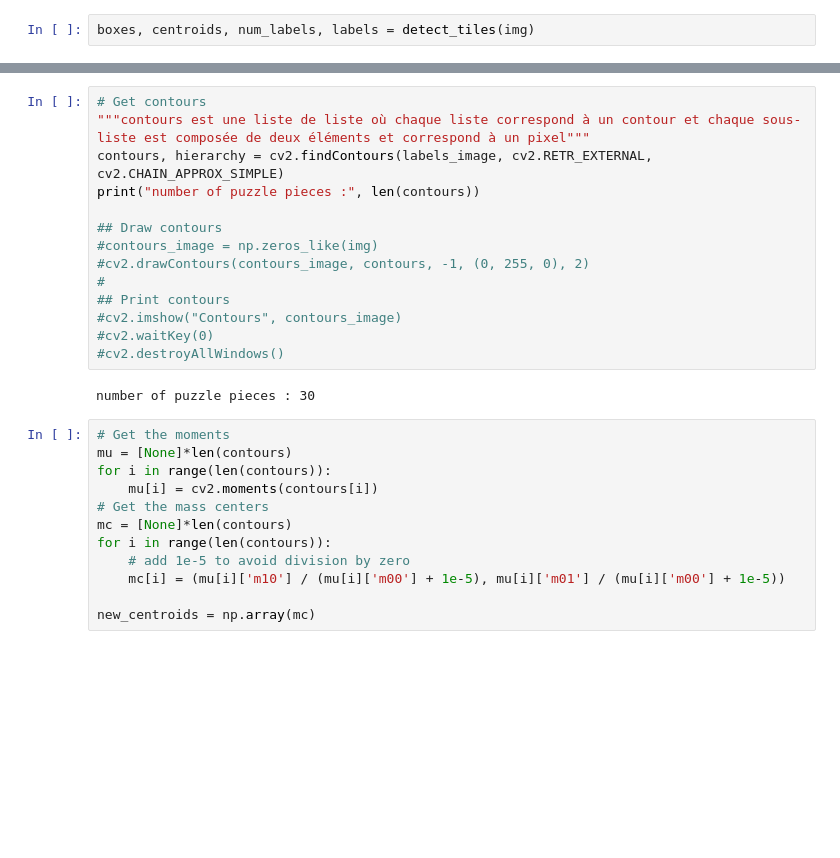
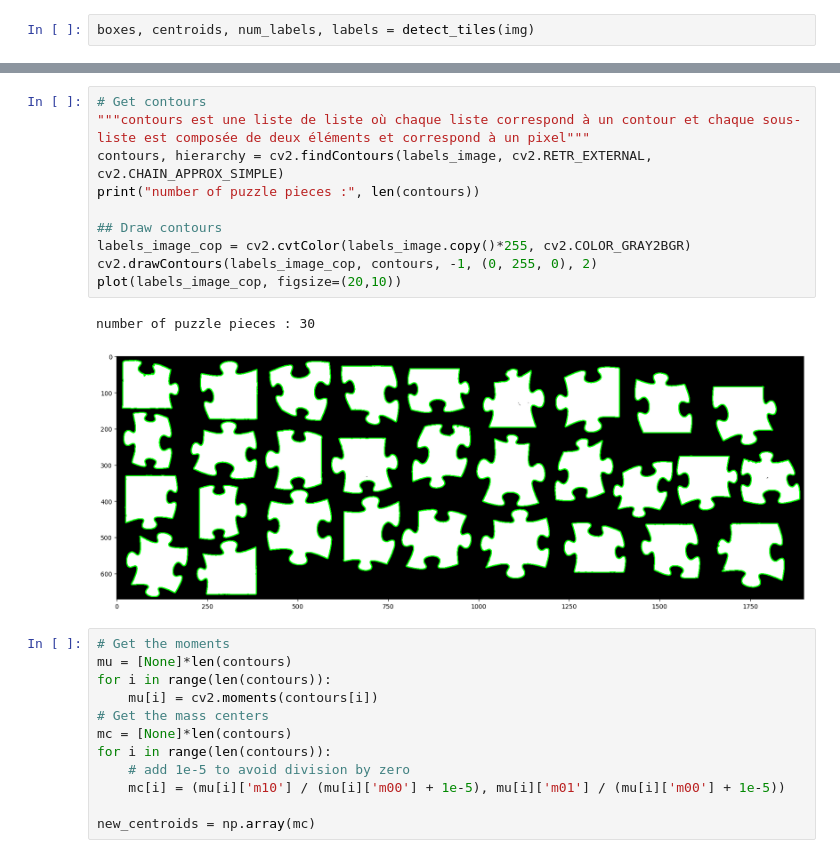
Before and after one commit to Seon82/puzzle_solver, a Jupyter notebook: examples/tile_detection copy.ipynb, the cells around one changed output, grey strips where cells are left out. Saved outputs shown, nothing was run; the diff lists cells and outputs as text; blank space fills up the shorter version.

```diff
--- a/examples/tile_detection copy.ipynb
+++ b/examples/tile_detection copy.ipynb
@@ -29,19 +29,16 @@ plot(labels_image)
 # %%
 # Get contours
 """contours est une liste de liste où chaque liste correspond à un contour et chaque sous-liste est composée de deux éléments et correspond à un pixel"""
 contours, hierarchy = cv2.findContours(labels_image, cv2.RETR_EXTERNAL, cv2.CHAIN_APPROX_SIMPLE)
 print("number of puzzle pieces :", len(contours))
 
 ## Draw contours
-#contours_image = np.zeros_like(img)
-#cv2.drawContours(contours_image, contours, -1, (0, 255, 0), 2)
-#
-## Print contours
-#cv2.imshow("Contours", contours_image)
-#cv2.waitKey(0)
-#cv2.destroyAllWindows()
+labels_image_cop = cv2.cvtColor(labels_image.copy()*255, cv2.COLOR_GRAY2BGR)
+cv2.drawContours(labels_image_cop, contours, -1, (0, 255, 0), 2)
+plot(labels_image_cop, figsize=(20,10))
 # %% [output]
 number of puzzle pieces : 30
+[figure, added]
 # %%
 # Get the moments
 mu = [None]*len(contours)
```
Also changed, not shown: parts of 16 cells of this notebook.
